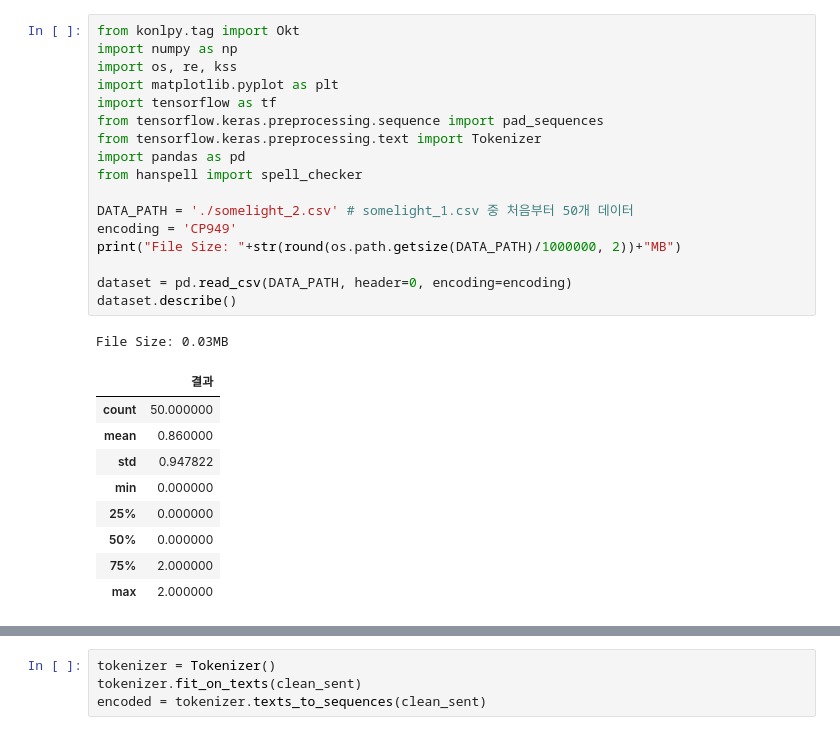
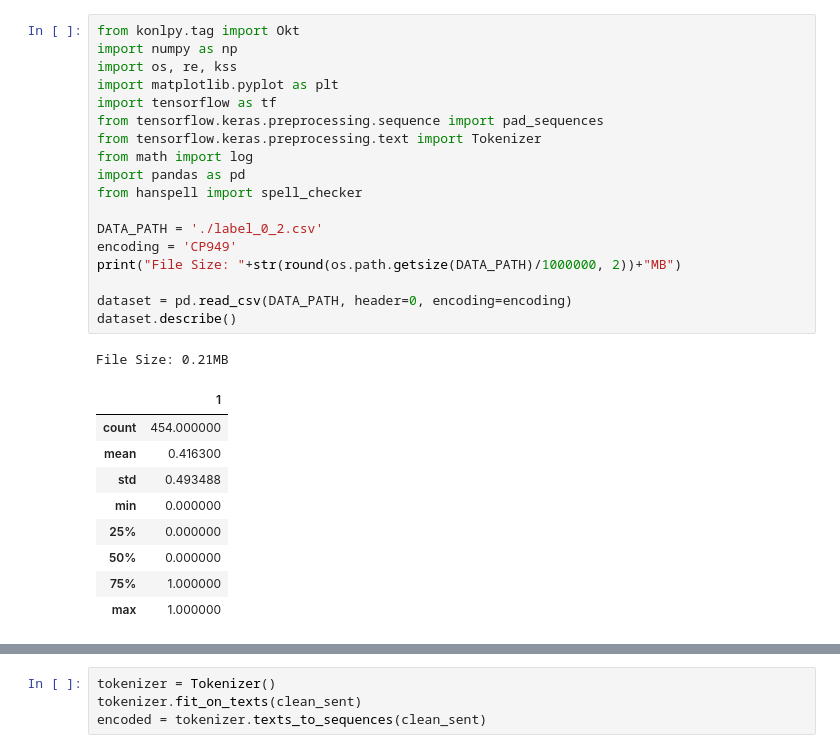
Before and after one commit to taeyeon721/SomeLight, a Jupyter notebook: ai/DB_Cleaning.ipynb, the cells around one changed output, grey strips where cells are left out. Cells and saved outputs as stored; diff of their text form.

```diff
--- a/ai/DB_Cleaning.ipynb
+++ b/ai/DB_Cleaning.ipynb
@@ -1,28 +1,29 @@
 # %%
 from konlpy.tag import Okt
 import numpy as np
 import os, re, kss
 import matplotlib.pyplot as plt
 import tensorflow as tf
 from tensorflow.keras.preprocessing.sequence import pad_sequences
 from tensorflow.keras.preprocessing.text import Tokenizer
+from math import log
 import pandas as pd
 from hanspell import spell_checker
 
-DATA_PATH = './somelight_2.csv' # somelight_1.csv 중 처음부터 50개 데이터
+DATA_PATH = './label_0_2.csv'
 encoding = 'CP949'
 print("File Size: "+str(round(os.path.getsize(DATA_PATH)/1000000, 2))+"MB")
 
 dataset = pd.read_csv(DATA_PATH, header=0, encoding=encoding)
 dataset.describe()
 # %% [output]
-File Size: 0.03MB
+File Size: 0.21MB
-|  | 결과 |
-| count | 50.000000 |
-| mean | 0.860000 |
-| std | 0.947822 |
+|  | 1 |
+| count | 454.000000 |
+| mean | 0.416300 |
+| std | 0.493488 |
 | min | 0.000000 |
 | 25% | 0.000000 |
 | 50% | 0.000000 |
-| 75% | 2.000000 |
-| max | 2.000000 |
+| 75% | 1.000000 |
+| max | 1.000000 |
```
Also changed, not shown: parts of 12 cells of this notebook.
